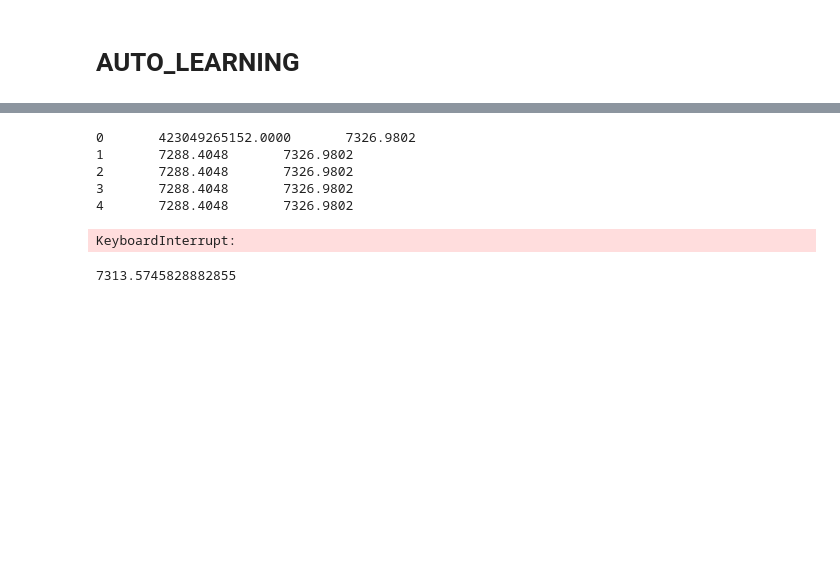
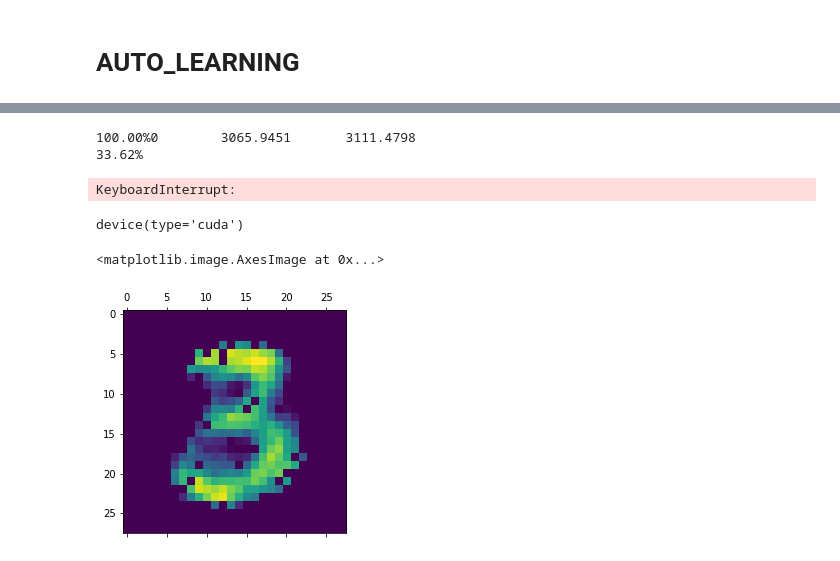
Before and after one commit to Line233/one, a Jupyter notebook: my2.ipynb, the cells around one changed output, grey strips where cells are left out. Drawn from its saved outputs; the diff is of its cells as text; code cells hidden in the pictures; blank space fills up the shorter version.

```diff
--- a/my2.ipynb
+++ b/my2.ipynb
@@ -96,4 +105,4 @@ class Auto_Learning(nn.Module):
 # %% [markdown]
 ## data
 # %%
-mnist=torchvision.datasets.MNIST('./mnist')
+mnist=torchvision.datasets.MNIST('./mnist',download=True)
@@ -120,3 +140,6 @@ print(len(test_data))
 12000
 # %% [markdown]
 # AUTO_LEARNING
+# %%
+device=torch.device('cuda') if torch.cuda.is_available() else torch.device('cpu')
+device
@@ -123,2 +148,3 @@ print(len(test_data))
 # %%
-ALmodel=Auto_Learning(28,20,15,10)
+ALmodel=Auto_Learning(28,15,15,10,device=device).to(device)
+print(ALmodel)
@@ -125,13 +161,15 @@ ALmodel=Auto_Learning(28,20,15,10)
 # %%
-tr,vr=ALmodel.trainF(train_data,valid_data,batch_size=10,epoch_per=1)
+tr,vr=ALmodel.trainF(train_data,valid_data,learning_rate=0.001,batch_size=10,epoch_per=1)
 # %% [output]
-0       423049265152.0000       7326.9802
-1       7288.4048       7326.9802
-2       7288.4048       7326.9802
-3       7288.4048       7326.9802
-4       7288.4048       7326.9802
+100.00%0        3065.9451       3111.4798
+33.62%
 KeyboardInterrupt:
-# %%
-ALmodel.valid(valid_data)
-# %% [output]
-7313.5745828882855
+# %%
+ALmodel.device
+# %% [output]
+device(type='cuda')
+# %%
+plt.matshow(ALmodel(train_data[0][0].reshape([-1])).reshape([28,28]).detach().cpu())
+# %% [output]
+<matplotlib.image.AxesImage at 0x...>
+[figure, added]
```
Also changed, not shown: parts of 7 cells of this notebook, 2 other files.
